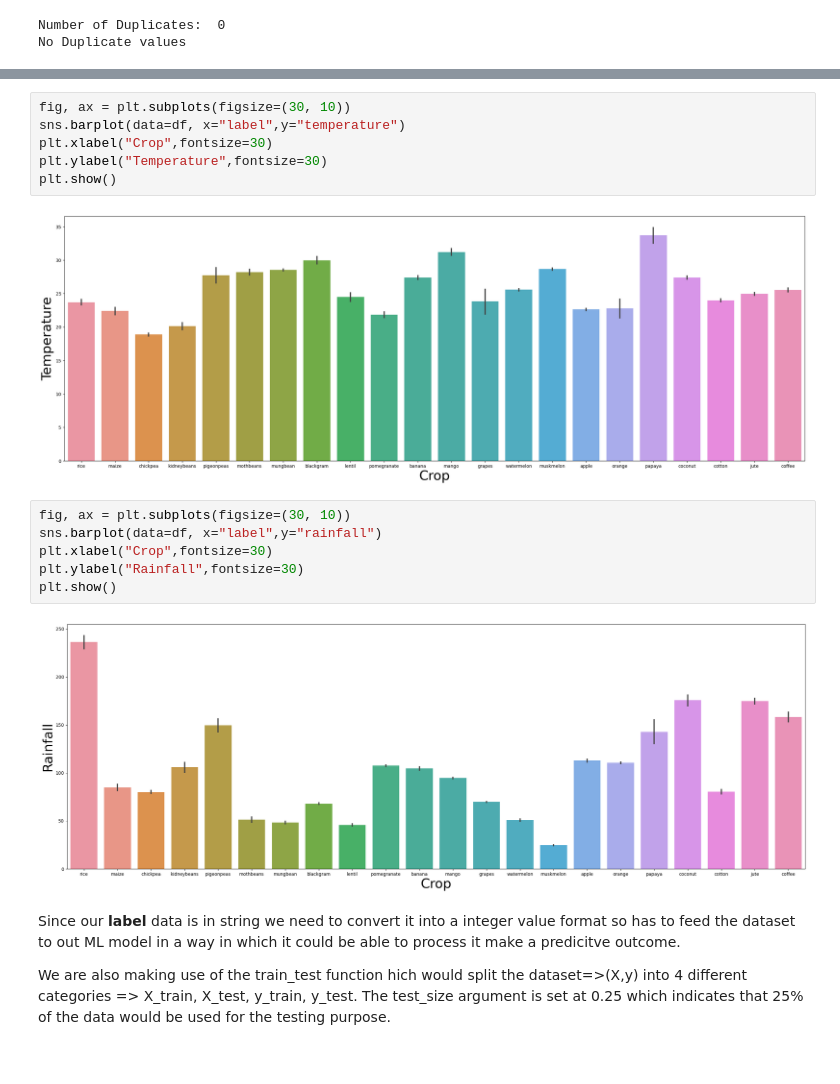
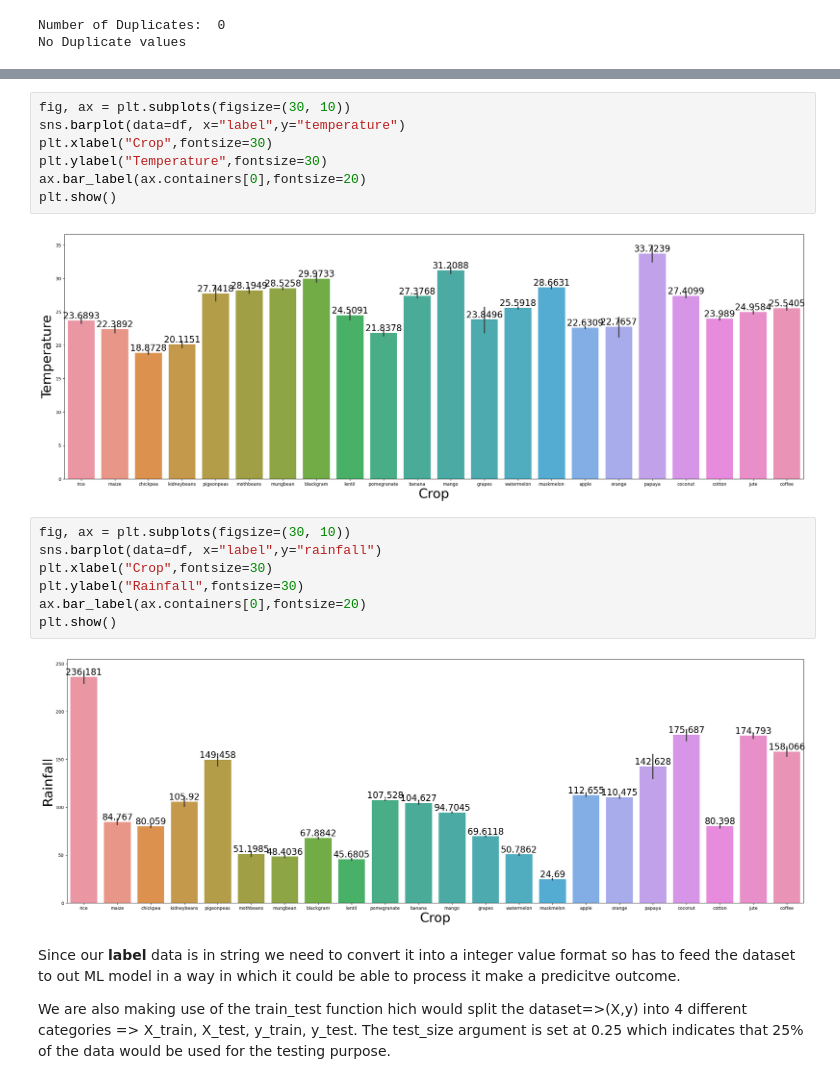
Before and after one commit to ShivamBhosale/Crop-Recommendation-Engine, a Jupyter notebook: Crop Recommendation Engine.ipynb, the cells around one changed output, grey strips where cells are left out. Drawn from its saved outputs; the diff is of its cells as text.

```diff
--- a/Crop Recommendation Engine.ipynb
+++ b/Crop Recommendation Engine.ipynb
@@ -100,17 +116,19 @@ fig, ax = plt.subplots(figsize=(30, 10))
 sns.barplot(data=df, x="label",y="temperature")
 plt.xlabel("Crop",fontsize=30)
 plt.ylabel("Temperature",fontsize=30)
+ax.bar_label(ax.containers[0],fontsize=20)
 plt.show()
 # %% [output]
-[figure, old version]
+[figure, new version]
 # %%
 fig, ax = plt.subplots(figsize=(30, 10))
 sns.barplot(data=df, x="label",y="rainfall")
 plt.xlabel("Crop",fontsize=30)
 plt.ylabel("Rainfall",fontsize=30)
+ax.bar_label(ax.containers[0],fontsize=20)
 plt.show()
 # %% [output]
-[figure, old version]
+[figure, new version]
 # %% [markdown]
 Since our **label** data is in string we need to convert it into a integer value format so has to feed the dataset to out ML model in a way in which it could be able to process it make a predicitve outcome.
 
```
Also changed, not shown: parts of 11 cells of this notebook, 5 other files.
